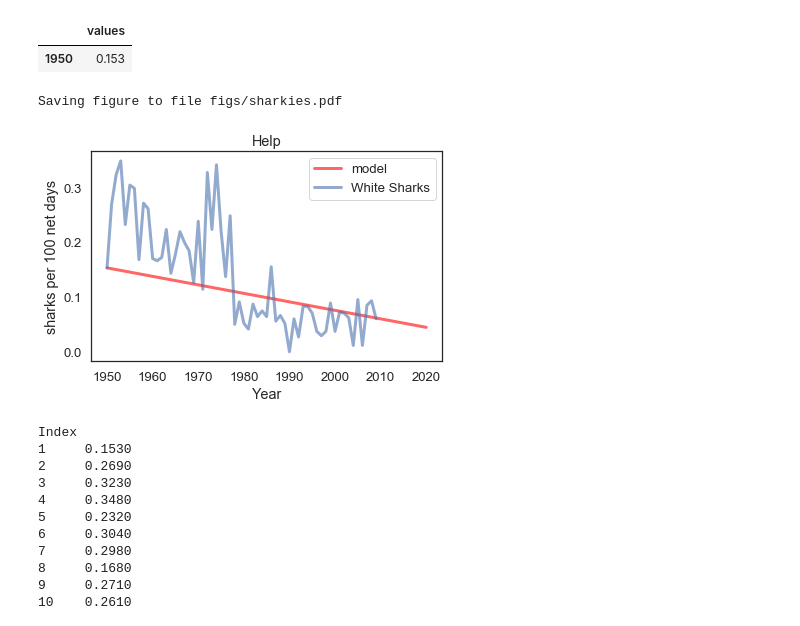
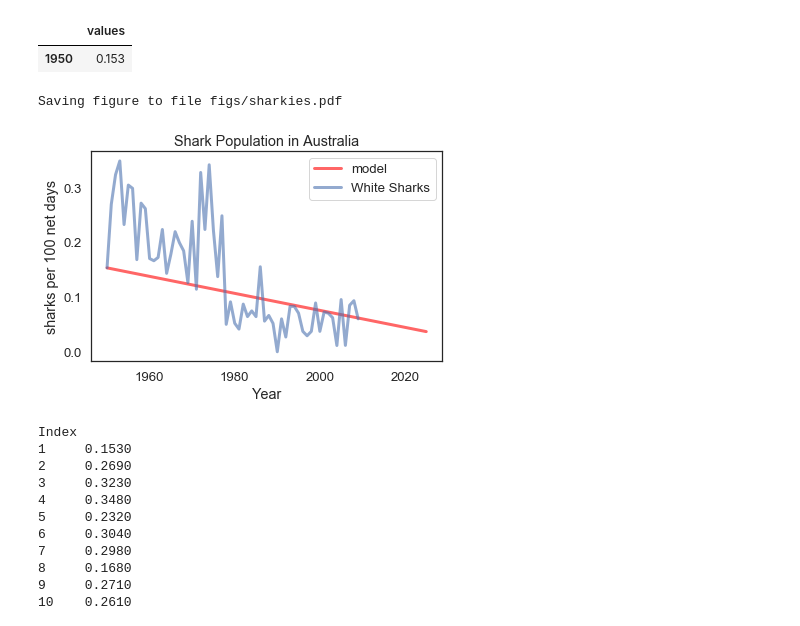
Before and after one commit to dreamofjade/ModSimPy, a Jupyter notebook: code/Proj1Shark-Copy1.ipynb, the cells around one changed output. Saved outputs shown, nothing was run; the diff lists cells and outputs as text; code cells hidden in the pictures.

```diff
--- a/code/Proj1Shark-Copy1.ipynb
+++ b/code/Proj1Shark-Copy1.ipynb
@@ -115,18 +115,18 @@ results
 |  | values |
 | 1950 | 0.153 |
 # %%
-for t in linrange(t_0, 2020):
+for t in linrange(t_0, 2025):
     results[t+1] = results[t] + annual_growth
 # %%
 plot(results, color='red', label='model')
 plot(year, sharks, '-', label='White Sharks')
 
 decorate(xlabel='Year',
          ylabel='sharks per 100 net days',
-         title='Help')
+         title='Shark Population in Australia')
 savefig('figs/sharkies.pdf')
 # %% [output]
 Saving figure to file figs/sharkies.pdf
-[figure, old version]
+[figure, new version]
 # %%
 system = System(t_0=t_0,
```
Also changed, not shown: parts of 6 cells of this notebook, 13 other files.
